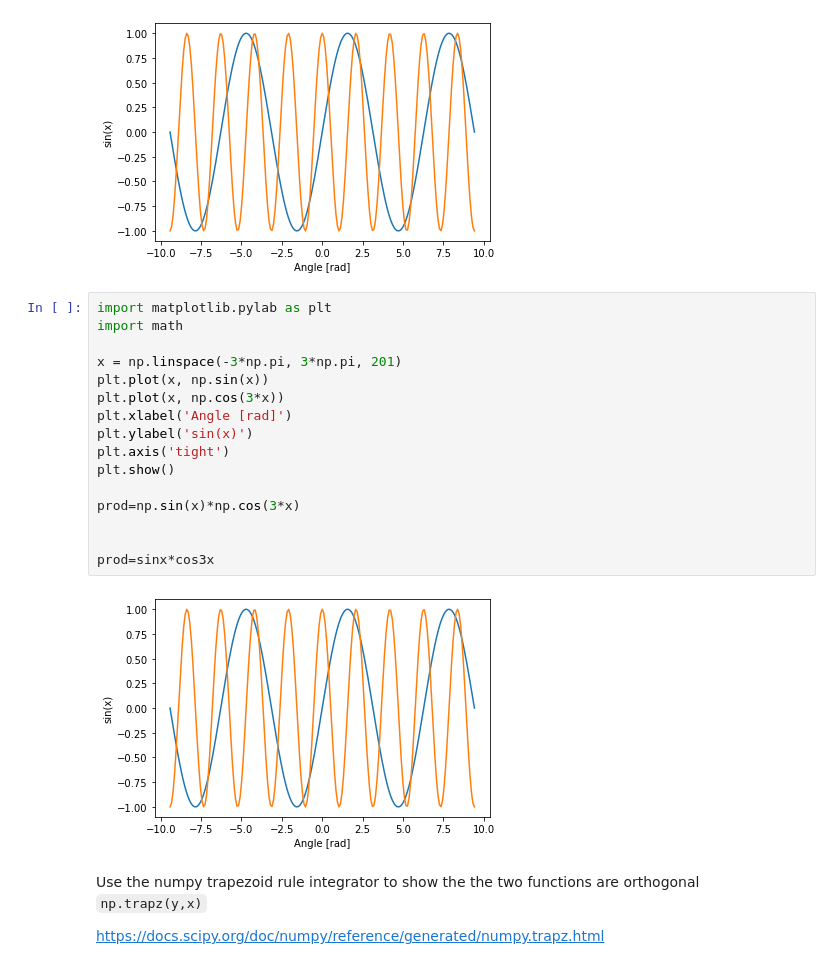
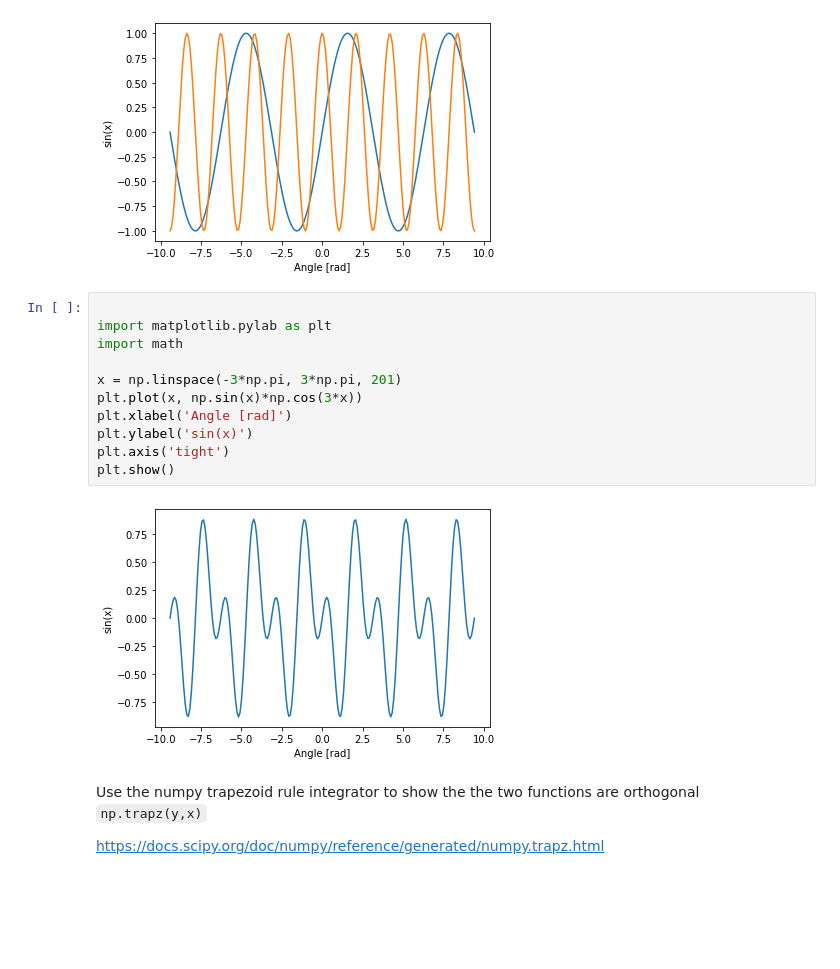
Before and after one commit to sju-chem264-2019/9-19-2019-lecture-xren307, a Jupyter notebook: 9-19-2019 - Lecture Notebook.ipynb, the cells around one changed output. Saved outputs shown, nothing was run; the diff lists cells and outputs as text; blank space fills up the shorter version.

```diff
--- a/9-19-2019 - Lecture Notebook.ipynb
+++ b/9-19-2019 - Lecture Notebook.ipynb
@@ -432,23 +432,18 @@ plt.show()
 # %% [output]
 [figure]
 # %%
+
 import matplotlib.pylab as plt
 import math
 
 x = np.linspace(-3*np.pi, 3*np.pi, 201)
-plt.plot(x, np.sin(x))
-plt.plot(x, np.cos(3*x))
+plt.plot(x, np.sin(x)*np.cos(3*x))
 plt.xlabel('Angle [rad]')
 plt.ylabel('sin(x)')
 plt.axis('tight')
 plt.show()
-
-prod=np.sin(x)*np.cos(3*x)
-
-
-prod=sinx*cos3x
 # %% [output]
-[figure, old version]
+[figure, new version]
 # %% [markdown]
 Use the numpy trapezoid rule integrator to show the the two functions are orthogonal
 `np.trapz(y,x)`
```
Also changed, not shown: parts of 2 cells of this notebook.
